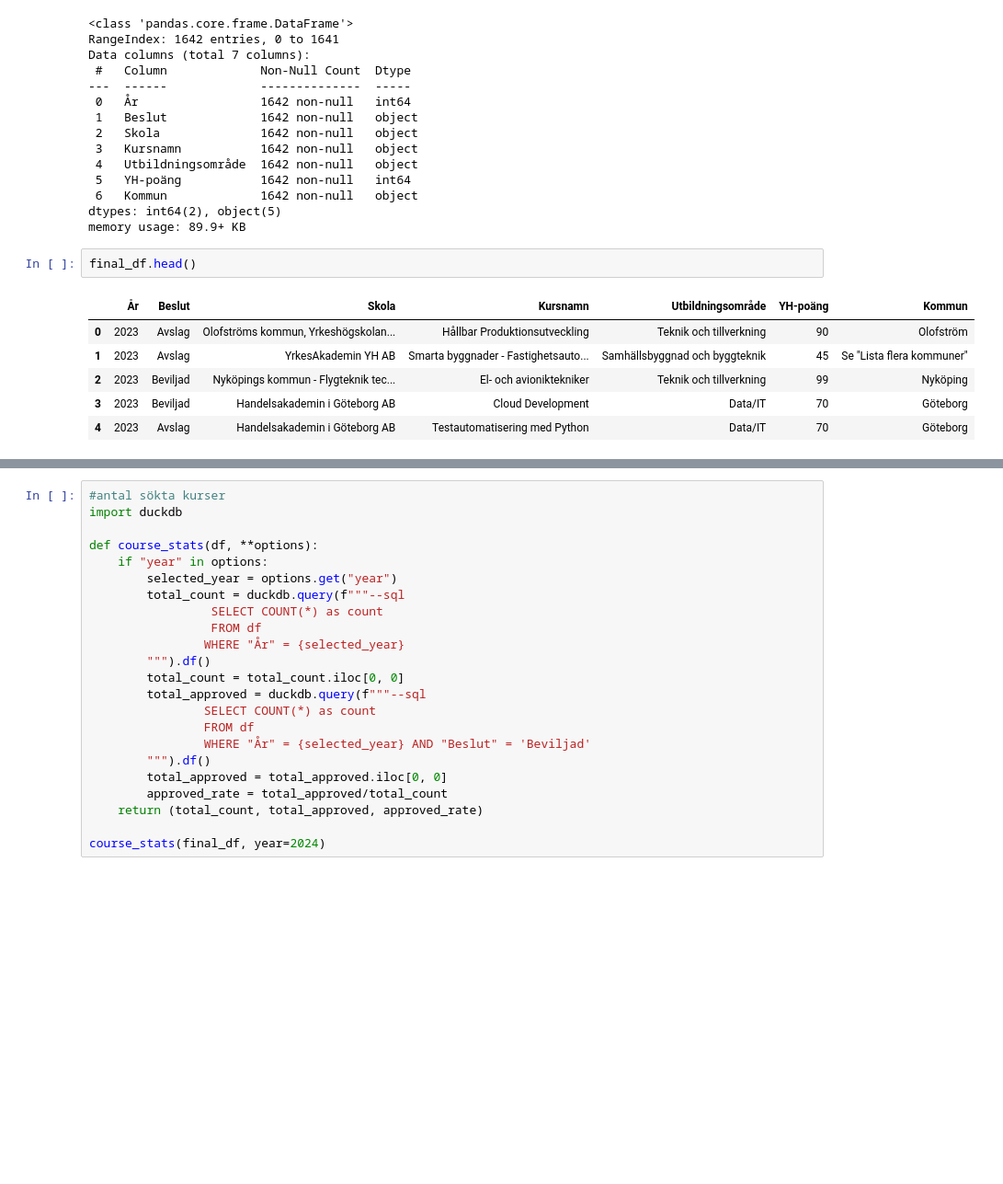
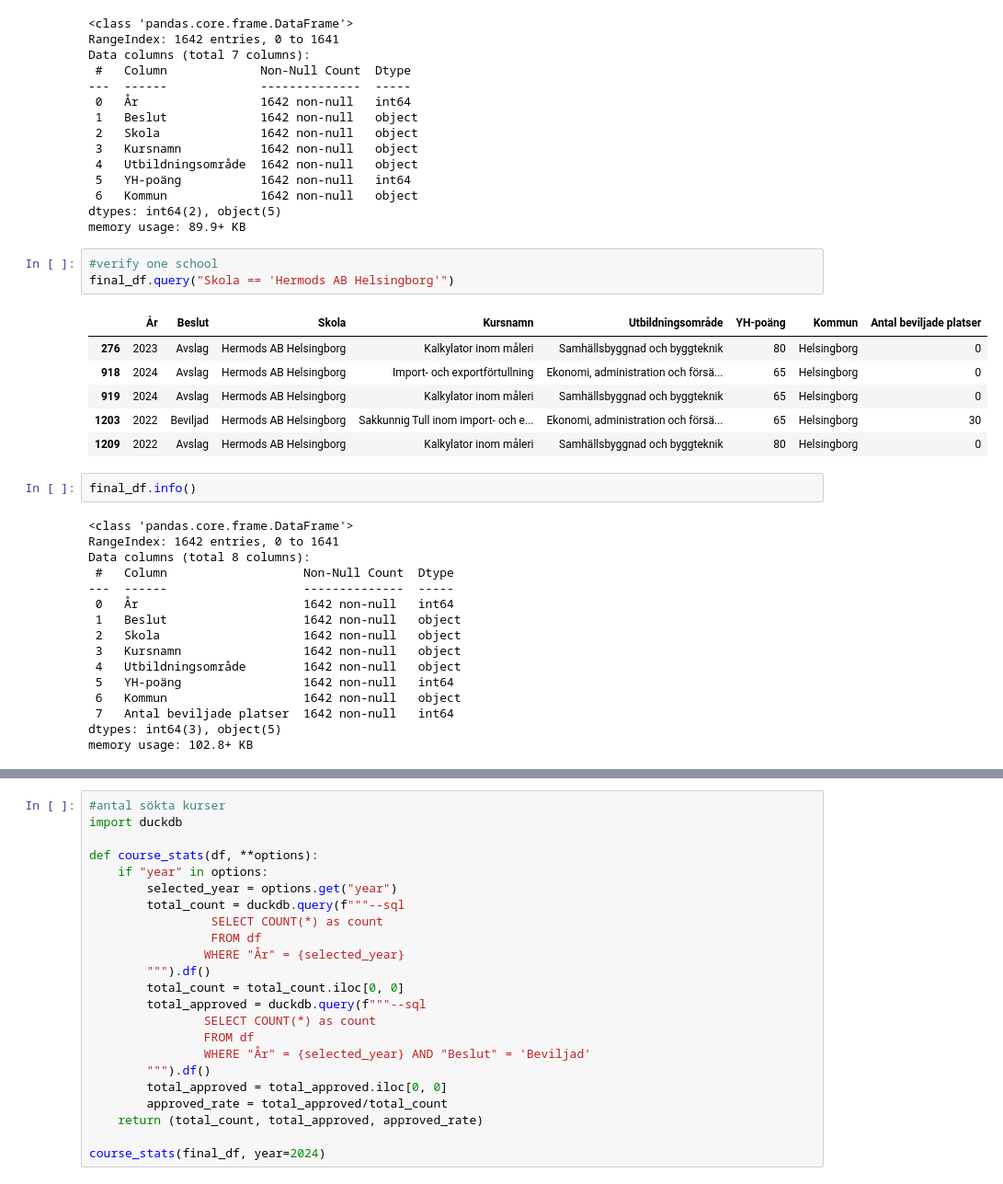
Before and after one commit to ZYusuff/datavisualization_project_group2, a Jupyter notebook: explorations/john/eda_john.ipynb, the cells around one changed output, grey strips where cells are left out. Shown at 92% size. Drawn from its saved outputs; the diff is of its cells as text; blank space fills up the shorter version.

```diff
--- a/explorations/john/eda_john.ipynb
+++ b/explorations/john/eda_john.ipynb
@@ -336,12 +351,31 @@ Data columns (total 7 columns):
  6   Kommun             1642 non-null   object
 dtypes: int64(2), object(5)
 memory usage: 89.9+ KB
+# %%
+#verify one school
+final_df.query("Skola == 'Hermods AB Helsingborg'")
+# %% [output]
+|  | År | Beslut | Skola | Kursnamn | Utbildningsområde | YH-poäng | Kommun | Antal beviljade platser |
+| 276 | 2023 | Avslag | Hermods AB Helsingborg | Kalkylator inom måleri | Samhällsbyggnad och byggteknik | 80 | Helsingborg | 0 |
+| 918 | 2024 | Avslag | Hermods AB Helsingborg | Import- och exportförtullning | Ekonomi, administration och försä... | 65 | Helsingborg | 0 |
+| 919 | 2024 | Avslag | Hermods AB Helsingborg | Kalkylator inom måleri | Samhällsbyggnad och byggteknik | 65 | Helsingborg | 0 |
+| 1203 | 2022 | Beviljad | Hermods AB Helsingborg | Sakkunnig Tull inom import- och e... | Ekonomi, administration och försä... | 65 | Helsingborg | 30 |
+| 1209 | 2022 | Avslag | Hermods AB Helsingborg | Kalkylator inom måleri | Samhällsbyggnad och byggteknik | 80 | Helsingborg | 0 |
 # %%
-final_df.head()
+final_df.info()
 # %% [output]
-|  | År | Beslut | Skola | Kursnamn | Utbildningsområde | YH-poäng | Kommun |
-| 0 | 2023 | Avslag | Olofströms kommun, Yrkeshögskolan... | Hållbar Produktionsutveckling | Teknik och tillverkning | 90 | Olofström |
-| 1 | 2023 | Avslag | YrkesAkademin YH AB | Smarta byggnader - Fastighetsauto... | Samhällsbyggnad och byggteknik | 45 | Se "Lista flera kommuner" |
-| 2 | 2023 | Beviljad | Nyköpings kommun - Flygteknik tec... | El- och avioniktekniker | Teknik och tillverkning | 99 | Nyköping |
-| 3 | 2023 | Beviljad | Handelsakademin i Göteborg AB | Cloud Development | Data/IT | 70 | Göteborg |
-| 4 | 2023 | Avslag | Handelsakademin i Göteborg AB | Testautomatisering med Python | Data/IT | 70 | Göteborg |
+<class 'pandas.core.frame.DataFrame'>
+RangeIndex: 1642 entries, 0 to 1641
+Data columns (total 8 columns):
+ #   Column                   Non-Null Count  Dtype
+---  ------                   --------------  -----
+ 0   År                       1642 non-null   int64
+ 1   Beslut                   1642 non-null   object
+ 2   Skola                    1642 non-null   object
+ 3   Kursnamn                 1642 non-null   object
+ 4   Utbildningsområde        1642 non-null   object
+ 5   YH-poäng                 1642 non-null   int64
+ 6   Kommun                   1642 non-null   object
+ 7   Antal beviljade platser  1642 non-null   int64
+dtypes: int64(3), object(5)
+memory usage: 102.8+ KB
```
Also changed, not shown: parts of 5 cells of this notebook, 5 other files.
